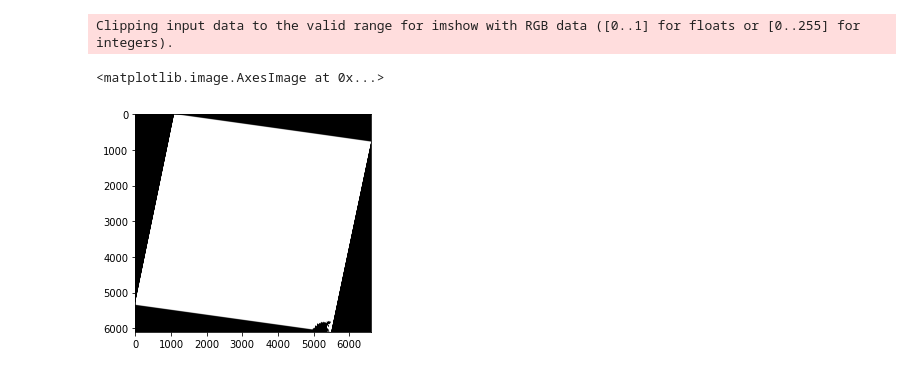
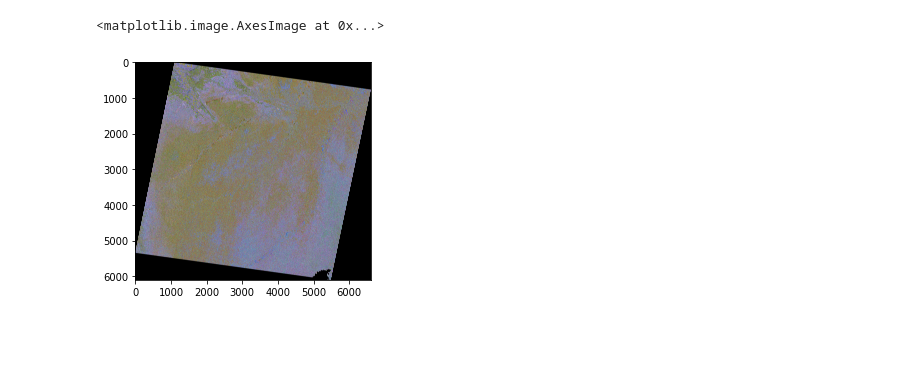
Before and after one commit to thimabru1010/resuneta, a Jupyter notebook: test_notebooks/visualize_amazon_images.ipynb, the cells around one changed output. Drawn from its saved outputs; the diff is of its cells as text; code cells hidden in the pictures; blank space fills up the shorter version.

```diff
--- a/test_notebooks/visualize_amazon_images.ipynb
+++ b/test_notebooks/visualize_amazon_images.ipynb
@@ -17,11 +22,15 @@ img_t2 = load_npy_image(os.path.join(root_path, img_t2_path))
 # %%
 # Convert shape from C x H x W --> H x W x C
-img_t1 = img_t1.transpose((1, 2, 0))
-img_t2 = img_t2.transpose((1, 2, 0))
+# Convert from float32 to uint8
+# Convert from BGR ro RGB
+img_t1 = img_t1.transpose((1, 2, 0)).astype(np.uint8)
+img_t2 = img_t2.transpose((1, 2, 0)).astype(np.uint8)
 # img_train_normalized = normalization(img_train)
 print('Image 7 bands')
 print(img_t1.shape)
+print(img_t1.dtype)
 print(img_t2.shape)
+print(img_t2.dtype)
 # %% [output]
 Image 7 bands
 (6102, 6613, 7)
@@ -29,2 +40,3 @@ Image 7 bands
 # %%
-plt.imshow(img_t1[:, :, 1:4])
+img_t1_bgr = img_t1[:, :, 1:4]
+img_t1_rgb = img_t1_bgr[:, :, ::-1]
@@ -35,6 +43,5 @@ Clipping input data to the valid range for imshow with RGB data ([0..1] for floa
 # %%
-plt.imshow(img_t2[:, :, 1:4])
+plt.imshow(img_t1_rgb)
 # %% [output]
-Clipping input data to the valid range for imshow with RGB data ([0..1] for floats or [0..255] for integers).
+<matplotlib.image.AxesImage at 0x...>
-<matplotlib.image.AxesImage at 0x...>
-[figure, old version]
+[figure, new version]
```
Also changed, not shown: parts of 10 cells of this notebook, 2 other files.
